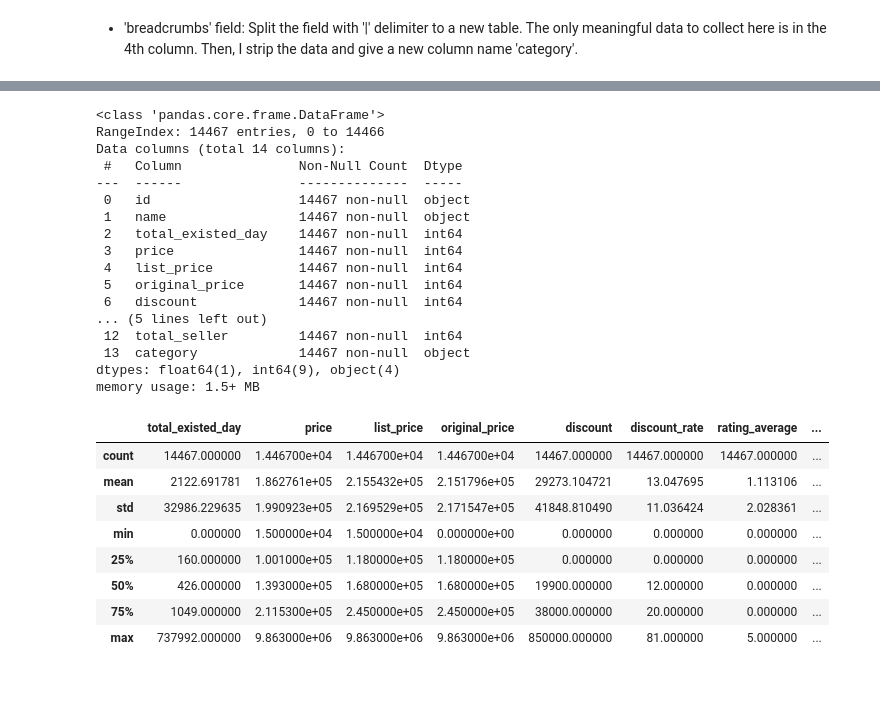
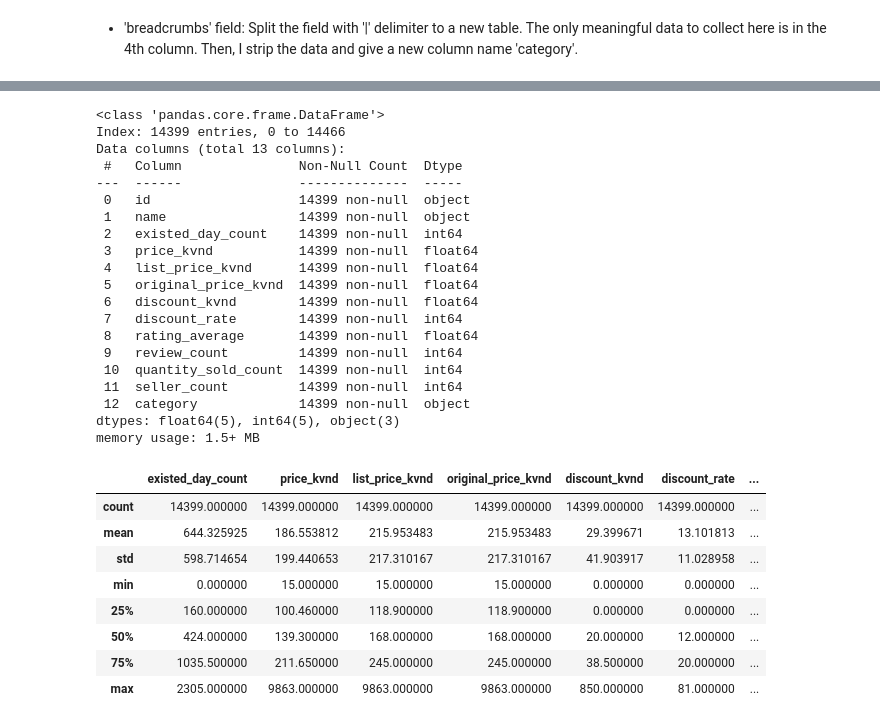
Before and after one commit to luongtien257/DataGeniusProject, a Jupyter notebook: EDA/EDA.ipynb, the cells around one changed output, grey strips where cells are left out. Cells and saved outputs as stored; diff of their text form; code cells hidden in the pictures; blank space fills up the shorter version.

```diff
--- a/EDA/EDA.ipynb
+++ b/EDA/EDA.ipynb
@@ -108,4 +120,4 @@ df_union.rename(columns = {'day_ago_created ' : 'total_existed_day'}, inplace =
 # %%
 df_union['all_time_quantity_sold'] = df_union['all_time_quantity_sold'].fillna(0)
 df_union['all_time_quantity_sold'] = df_union['all_time_quantity_sold'].astype('int64')
-df_union.rename(columns = {'all_time_quantity_sold' : 'total_quantity_sold'}, inplace = True)
+df_union.rename(columns = {'all_time_quantity_sold' : 'quantity_sold_count'}, inplace = True)
@@ -112 +126,3 @@ df_union.rename(columns = {'all_time_quantity_sold' : 'total_quantity_sold'}, in
+# %%
+df_union = df_union[df_union['inventory_status'] == 'available']
 # %% [markdown]
@@ -114,8 +130,8 @@ df_union.rename(columns = {'all_time_quantity_sold' : 'total_quantity_sold'}, in
 # %%
 df_union['seller_name;spid;price'] = df_union['seller_name;spid;price'].str.count(';') / 2
-df_union['seller_name;spid;price'] = df_union['seller_name;spid;price'].fillna(0)
+df_union['seller_name;spid;price'] = df_union['seller_name;spid;price'].dropna()
 df_union['seller_name;spid;price'] = df_union['seller_name;spid;price'].astype('int64')
-df_union.rename(columns = {'seller_name;spid;price' : 'total_seller'}, inplace = True)
+df_union.rename(columns = {'seller_name;spid;price' : 'seller_count'}, inplace = True)
 # %% [markdown]
 * 'breadcrumbs' field: Split the field with '|' delimiter to a new table. The only meaningful data to collect here is in the 4th column. Then, I strip the data and give a new column name 'category'.
 # %%
@@ -128,4 +145,4 @@ df_union.rename(columns = {'breadcrumbs' : 'category'}, inplace = True)
 # %%
 # Drop fields with many null values, and irrelevant fields
-df_union = df_union.drop(['data_version', 'favourite_count', 'has_ebook ',
-                          'url_path', 'inventory_status', 'authors', 'number_of_page'], axis=1)
+df_id = df_union.drop(['data_version', 'favourite_count', 'has_ebook ','url_path',
+                       'inventory_status', 'inventory_type', 'authors', 'number_of_page'], axis = 1)
@@ -134,32 +161,35 @@ df_union = df_union.drop(['data_version', 'favourite_count', 'has_ebook ',
 # %%
-df_union.info()
+df_id.info()
 # %% [output]
 <class 'pandas.core.frame.DataFrame'>
-RangeIndex: 14467 entries, 0 to 14466
-Data columns (total 14 columns):
+Index: 14399 entries, 0 to 14466
+Data columns (total 13 columns):
  #   Column               Non-Null Count  Dtype
 ---  ------               --------------  -----
- 0   id                   14467 non-null  object
- 1   name                 14467 non-null  object
- 2   total_existed_day    14467 non-null  int64
- 3   price                14467 non-null  int64
- 4   list_price           14467 non-null  int64
- 5   original_price       14467 non-null  int64
- 6   discount             14467 non-null  int64
-... (5 lines left out)
- 12  total_seller         14467 non-null  int64
- 13  category             14467 non-null  object
-dtypes: float64(1), int64(9), object(4)
+ 0   id                   14399 non-null  object
+ 1   name                 14399 non-null  object
+ 2   existed_day_count    14399 non-null  int64
+ 3   price_kvnd           14399 non-null  float64
+ 4   list_price_kvnd      14399 non-null  float64
+ 5   original_price_kvnd  14399 non-null  float64
+ 6   discount_kvnd        14399 non-null  float64
+ 7   discount_rate        14399 non-null  int64
+ 8   rating_average       14399 non-null  float64
+ 9   review_count         14399 non-null  int64
+ 10  quantity_sold_count  14399 non-null  int64
+ 11  seller_count         14399 non-null  int64
+ 12  category             14399 non-null  object
+dtypes: float64(5), int64(5), object(3)
 memory usage: 1.5+ MB
 # %%
-df_union.describe()
+df_id.describe()
 # %% [output]
-|  | total_existed_day | price | list_price | original_price | discount | discount_rate | rating_average | ... |
-| count | 14467.000000 | 1.446700e+04 | 1.446700e+04 | 1.446700e+04 | 14467.000000 | 14467.000000 | 14467.000000 | ... |
-| mean | 2122.691781 | 1.862761e+05 | 2.155432e+05 | 2.151796e+05 | 29273.104721 | 13.047695 | 1.113106 | ... |
-| std | 32986.229635 | 1.990923e+05 | 2.169529e+05 | 2.171547e+05 | 41848.810490 | 11.036424 | 2.028361 | ... |
-| min | 0.000000 | 1.500000e+04 | 1.500000e+04 | 0.000000e+00 | 0.000000 | 0.000000 | 0.000000 | ... |
-| 25% | 160.000000 | 1.001000e+05 | 1.180000e+05 | 1.180000e+05 | 0.000000 | 0.000000 | 0.000000 | ... |
-| 50% | 426.000000 | 1.393000e+05 | 1.680000e+05 | 1.680000e+05 | 19900.000000 | 12.000000 | 0.000000 | ... |
-| 75% | 1049.000000 | 2.115300e+05 | 2.450000e+05 | 2.450000e+05 | 38000.000000 | 20.000000 | 0.000000 | ... |
-| max | 737992.000000 | 9.863000e+06 | 9.863000e+06 | 9.863000e+06 | 850000.000000 | 81.000000 | 5.000000 | ... |
+|  | existed_day_count | price_kvnd | list_price_kvnd | original_price_kvnd | discount_kvnd | discount_rate | ... |
+| count | 14399.000000 | 14399.000000 | 14399.000000 | 14399.000000 | 14399.000000 | 14399.000000 | ... |
+| mean | 644.325925 | 186.553812 | 215.953483 | 215.953483 | 29.399671 | 13.101813 | ... |
+| std | 598.714654 | 199.440653 | 217.310167 | 217.310167 | 41.903917 | 11.028958 | ... |
+| min | 0.000000 | 15.000000 | 15.000000 | 15.000000 | 0.000000 | 0.000000 | ... |
+| 25% | 160.000000 | 100.460000 | 118.900000 | 118.900000 | 0.000000 | 0.000000 | ... |
+| 50% | 424.000000 | 139.300000 | 168.000000 | 168.000000 | 20.000000 | 12.000000 | ... |
+| 75% | 1035.500000 | 211.650000 | 245.000000 | 245.000000 | 38.500000 | 20.000000 | ... |
+| max | 2305.000000 | 9863.000000 | 9863.000000 | 9863.000000 | 850.000000 | 81.000000 | ... |
```
Also changed, not shown: parts of 38 cells of this notebook, 3 other files.
